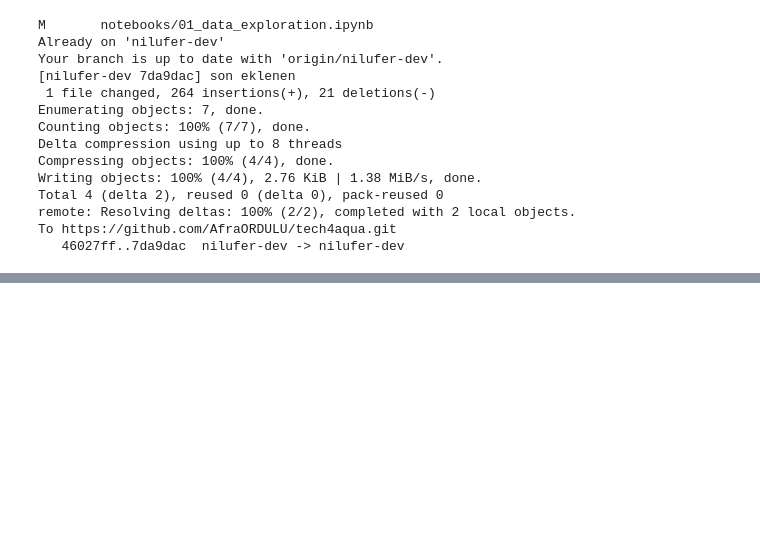
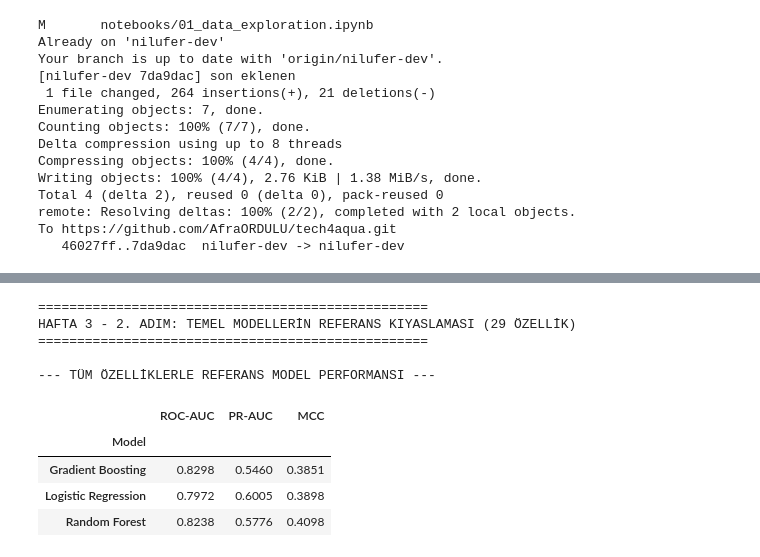
Before and after one commit to AfraORDULU/tech4aqua, a Jupyter notebook: notebooks/01_data_exploration.ipynb, the cells around one changed output, grey strips where cells are left out. Cells and saved outputs as stored; diff of their text form; code cells hidden in the pictures; blank space fills up the shorter version.

```diff
--- a/notebooks/01_data_exploration.ipynb
+++ b/notebooks/01_data_exploration.ipynb
@@ -1116,0 +1220,80 @@ To https://github.com/AfraORDULU/tech4aqua.git
+# %%
+import numpy as np
+import pandas as pd
+from sklearn.pipeline import Pipeline
+from sklearn.impute import SimpleImputer
+from sklearn.preprocessing import StandardScaler
+from sklearn.linear_model import LogisticRegression
+from sklearn.ensemble import RandomForestClassifier, HistGradientBoostingClassifier
+from sklearn.metrics import roc_auc_score, average_precision_score, matthews_corrcoef
+from sklearn.model_selection import StratifiedGroupKFold
+
+print("==================================================")
+print("HAFTA 3 - 2. ADIM: TEMEL MODELLERİN REFERANS KIYASLAMASI (29 ÖZELLİK)")
+print("==================================================")
+
+# 1. Girdi Matrisi (X), Hedef (y) ve Gruplar
+X_full = df_clean[valid_numeric]
+y_target = df_clean[target_col]
+groups_zape = df_clean[group_col]
+
+# 2. Modellerin Tanımlanması (libomp gerektirmeyen stabil mimariler)
+models = {
+    "Logistic Regression": Pipeline([
+        ("imputer", SimpleImputer(strategy="median")),
+        ("scaler", StandardScaler()),
+        ("classifier", LogisticRegression(max_iter=2000, class_weight="balanced", random_state=42))
+    ]),
+    "Random Forest": Pipeline([
+        ("imputer", SimpleImputer(strategy="median")),
+        ("classifier", RandomForestClassifier(n_estimators=300, random_state=42, class_weight="balanced", n_jobs=-1))
+    ]),
+    "Gradient Boosting": Pipeline([
+        ("imputer", SimpleImputer(strategy="median")),
+        ("classifier", HistGradientBoostingClassifier(random_state=42, class_weight="balanced"))
+    ])
+}
+
+# 3. 5 Katlı StratifiedGroupKFold ile Değerlendirme
+sgkf = StratifiedGroupKFold(n_splits=5, shuffle=True, random_state=42)
+baseline_results = []
+
+for fold, (train_idx, test_idx) in enumerate(sgkf.split(X_full, y_target, groups=groups_zape), start=1):
+    X_train, X_test = X_full.iloc[train_idx], X_full.iloc[test_idx]
+    y_train, y_test = y_target.iloc[train_idx], y_target.iloc[test_idx]
+
+    for model_name, pipeline in models.items():
+        pipeline.fit(X_train, y_train)
+
+        y_prob = pipeline.predict_proba(X_test)[:, 1]
+        y_pred = (y_prob >= 0.5).astype(int)
+
+        roc = roc_auc_score(y_test, y_prob) if y_test.nunique() == 2 else np.nan
+        pr = average_precision_score(y_test, y_prob) if y_test.nunique() == 2 else np.nan
+        mcc = matthews_corrcoef(y_test, y_pred) if y_test.nunique() == 2 else np.nan
+
+        baseline_results.append({
+            "Model": model_name,
+            "Fold": fold,
+            "ROC-AUC": roc,
+            "PR-AUC": pr,
+            "MCC": mcc
+        })
+
+# 4. Sonuçları Gruplayıp Ortalama Skorları Çıkarma
+df_baseline_folds = pd.DataFrame(baseline_results)
+df_baseline_summary = df_baseline_folds.groupby("Model")[["ROC-AUC", "PR-AUC", "MCC"]].mean().round(4)
+
+print("\n--- TÜM ÖZELLİKLERLE REFERANS MODEL PERFORMANSI ---")
+display(df_baseline_summary)
+# %% [output]
+==================================================
+HAFTA 3 - 2. ADIM: TEMEL MODELLERİN REFERANS KIYASLAMASI (29 ÖZELLİK)
+==================================================
+
+--- TÜM ÖZELLİKLERLE REFERANS MODEL PERFORMANSI ---
+|  | ROC-AUC | PR-AUC | MCC |
+| Model |  |  |  |
+| Gradient Boosting | 0.8298 | 0.5460 | 0.3851 |
+| Logistic Regression | 0.7972 | 0.6005 | 0.3898 |
+| Random Forest | 0.8238 | 0.5776 | 0.4098 |
```
Also changed, not shown: parts of 2 cells of this notebook.
